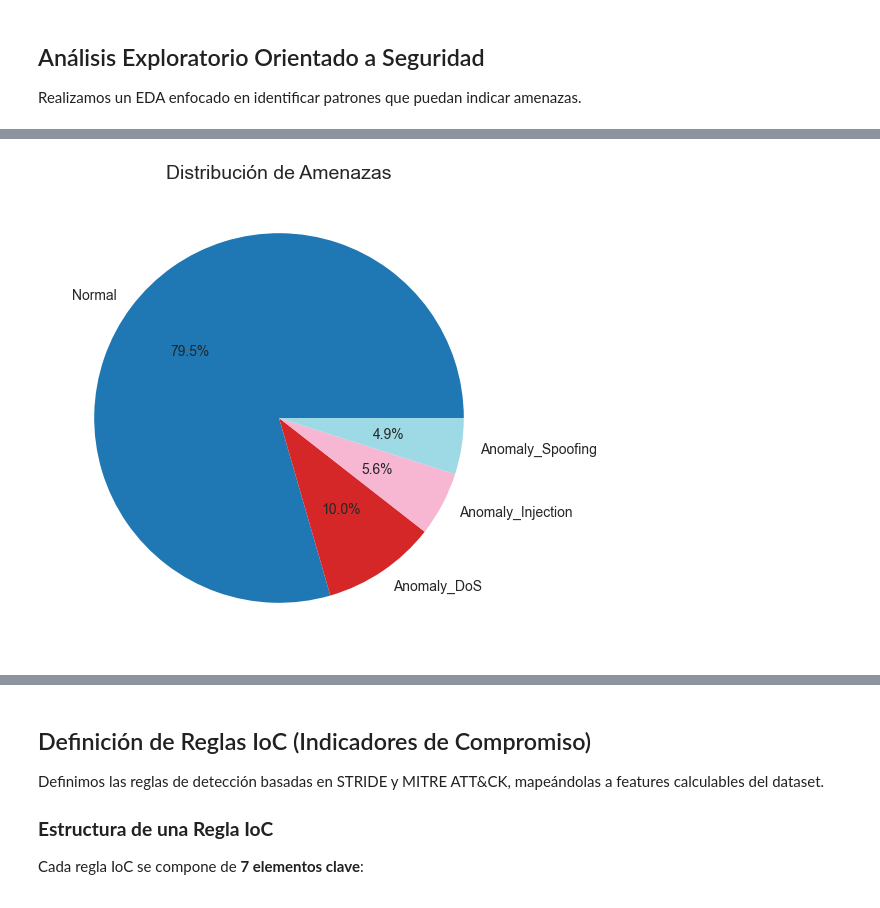
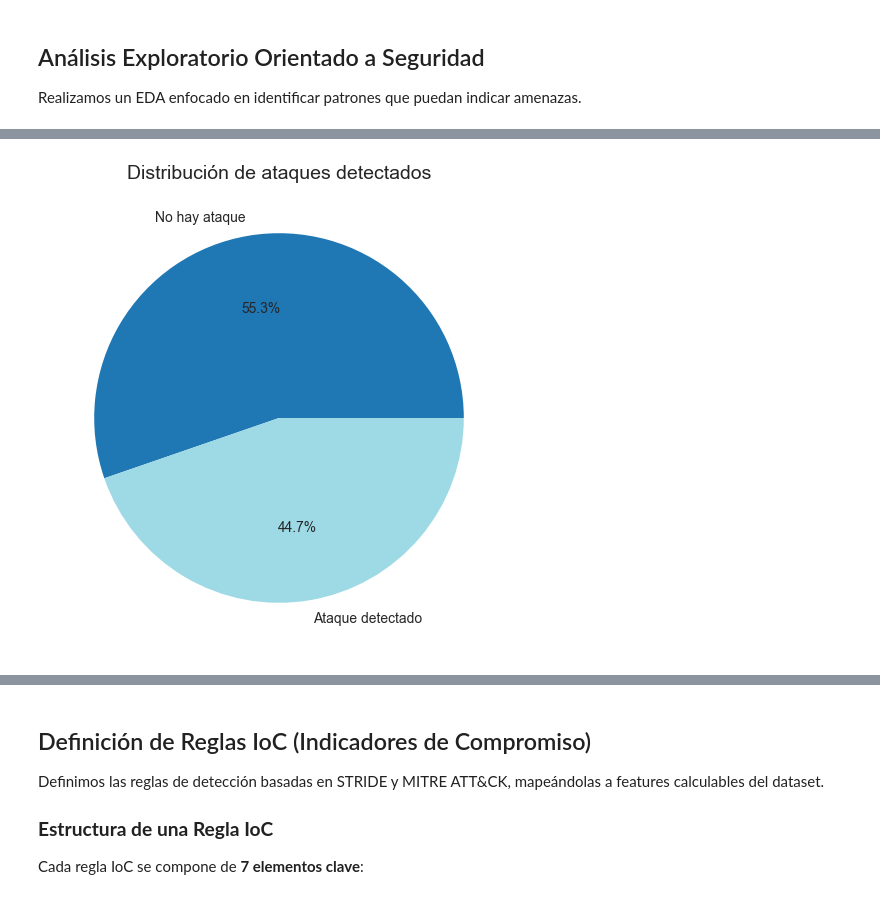
Before and after one commit to EstebanOG/MeLiChallenge-SecurityIA, a Jupyter notebook: notebooks/Threat_Model.ipynb, the cells around one changed output, grey strips where cells are left out. Saved outputs shown, nothing was run; the diff lists cells and outputs as text; code cells hidden in the pictures.

Commit message:
docs: update README and threat model notebook to reflect changes in dataset focus from IoT to network session anomaly detection, including new metrics and threat analysis methodologies

```diff
--- a/notebooks/Threat_Model.ipynb
+++ b/notebooks/Threat_Model.ipynb
@@ -74,9 +73,8 @@ RAW_DIR.mkdir(parents=True, exist_ok=True)
 PROCESSED_DIR.mkdir(parents=True, exist_ok=True)
 
 # Dataset en Kaggle
-dataset_name = "ziya07/anomaly-detection-and-threat-intelligence-dataset"
+dataset_name = "dnkumars/cybersecurity-intrusion-detection-dataset"
 local_file = PROCESSED_DIR / "dataset_complete.csv"
-
 
 if local_file.exists():
     print("Dataset ya existe localmente, no es necesario descargar.")
@@ -110,13 +108,6 @@ df = pd.read_csv(local_file)
 
 print(f"Dataset cargado: {df.shape[0]} registros, {df.shape[1]} columnas")
 
-# Convertir timestamp a datetime y ordenar
-df['timestamp'] = pd.to_datetime(df['timestamp'])
-df = df.sort_values('timestamp')
-
-print(f"Rango temporal: {df['timestamp'].min()} a {df['timestamp'].max()}")
-print(f"Tipos de dispositivos: {df['device_type'].unique()}")
-
 print("\nColumnas disponibles:")
 for i, col in enumerate(df.columns, 1):
     print(f"{i:2d}. {col}")
@@ -146,56 +132,53 @@ Columnas disponibles:
 
 Realizamos un EDA enfocado en identificar patrones que puedan indicar amenazas.
 # %%
-# Estadísticas básicas por tipo de amenaza
-print("Distribución de Amenazas:")
-threat_counts = df['label'].value_counts()
+# Función para calcular tasa de ataque
+def calculate_attack_rate(df, group_col, target_col='attack_detected'):
+    rates = df.groupby(group_col)[target_col].agg(['count', 'sum', 'mean']).round(3)
+    rates.columns = ['Total_Sesiones', 'Ataques', 'Tasa_Ataque']
+    rates['Tasa_Ataque'] *= 100
+    return rates.sort_values('Tasa_Ataque', ascending=False)
+
+# Función para análisis y gráfico
+def analyze_attack_rate(df, group_col, title, color, target_col='attack_detected'):
+    rates = calculate_attack_rate(df, group_col, target_col)
+    print(f"\nTasa de Ataque por {title}:")
+    print(rates)
+
+    plt.figure(figsize=(10, 6))
+    rates['Tasa_Ataque'].plot(kind='bar', color=color, alpha=0.7)
+    plt.title(f'Tasa de Ataque por {title}', fontsize=14, fontweight='bold')
+    plt.xlabel(title)
+    plt.ylabel('Tasa de Ataque (%)')
+    plt.xticks(rotation=45)
+    plt.grid(axis='y', alpha=0.3)
+    plt.tight_layout()
+    plt.show()
+    return rates
+
+# Distribución de ataques detectados
+print("\nDistribución de Ataque Detectado:")
+threat_counts = df["attack_detected"].value_counts()
 print(threat_counts)
 
-plt.figure(figsize=(6,6))
-threat_counts.plot(
+threat_labels = {0: "No hay ataque", 1: "Ataque detectado"}
+threat_counts_labeled = threat_counts.rename(threat_labels)
+
+plt.figure(figsize=(6, 6))
+threat_counts_labeled.plot(
     kind='pie',
     autopct='%1.1f%%',
     cmap="tab20",
     ylabel=''
 )
-plt.title("Distribución de Amenazas", fontsize=14)
+plt.title("Distribución de ataques detectados", fontsize=14)
 plt.show()
 
-# Análisis por tipo de dispositivo
-print("\nAmenazas por Tipo de Dispositivo:")
-device_threats = df.groupby(['device_type', 'label']).size().unstack(fill_value=0)
-print(device_threats)
+# Normalizar valores faltantes en encryption_used
+df['encryption_used'] = df['encryption_used'].fillna('None')
 
-plt.figure(figsize=(10,6))
-device_threats.plot(
-    kind='bar',
-    stacked=True,
-    colormap="tab20"
-)
-plt.title("Amenazas por Tipo de Dispositivo", fontsize=14)
-plt.xlabel("Tipo de dispositivo")
-plt.ylabel("Cantidad de amenazas")
-plt.xticks(rotation=45)
-plt.legend(bbox_to_anchor=(1.05, 1), loc='upper left')
-plt.tight_layout()
-plt.show()
-
-# Análisis temporal
-print("\nAnálisis Temporal:")
-df['hour'] = df['timestamp'].dt.hour
-hourly_threats = df.groupby(['hour', 'label']).size().unstack(fill_value=0)
-print(hourly_threats.head(10))
-
-plt.figure(figsize=(10,6))
-hourly_threats.plot(
-    kind='line',
-    marker='o',
-    colormap="Set1"
-)
-plt.title("Amenazas por Hora del Día", fontsize=14)
-plt.xlabel("Hora del Día")
-plt.ylabel("Cantidad de amenazas")
-plt.grid(True, linestyle="--", alpha=0.6)
-plt.tight_layout()
-plt.show()
+# Llamadas genéricas
+analyze_attack_rate(df, 'protocol_type', "Protocolo", "red")
+analyze_attack_rate(df, 'encryption_used', "Tipo de Encriptación", "orange")
+analyze_attack_rate(df, 'browser_type', "Tipo de Navegador", "green")
 # %% [output]
@@ -208,2 +189,2 @@ Anomaly_Spoofing      492
 Name: count, dtype: int64
-[figure, old version]
+[figure, new version]
```
Also changed, not shown: parts of 14 cells of this notebook, 1 other file.
